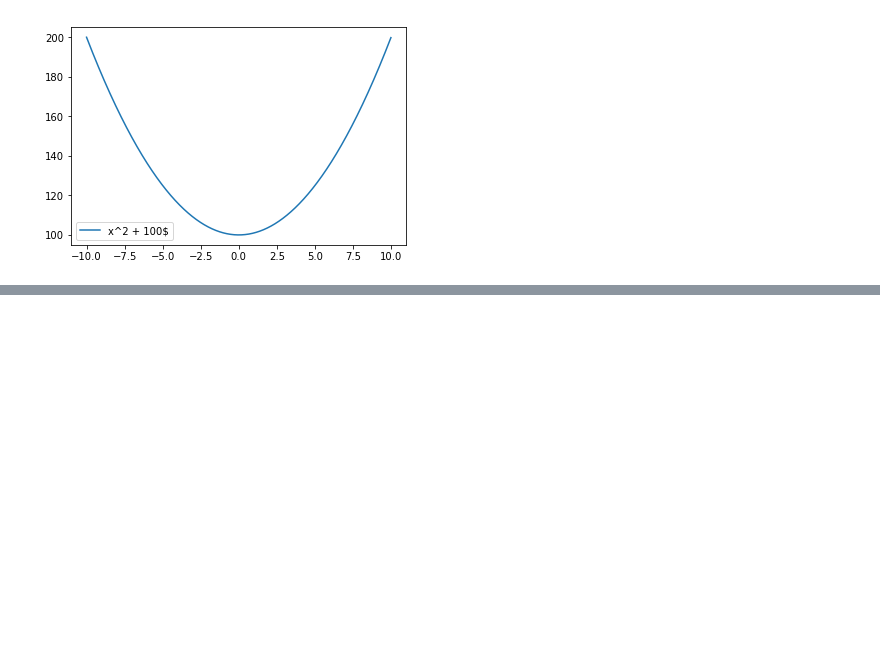
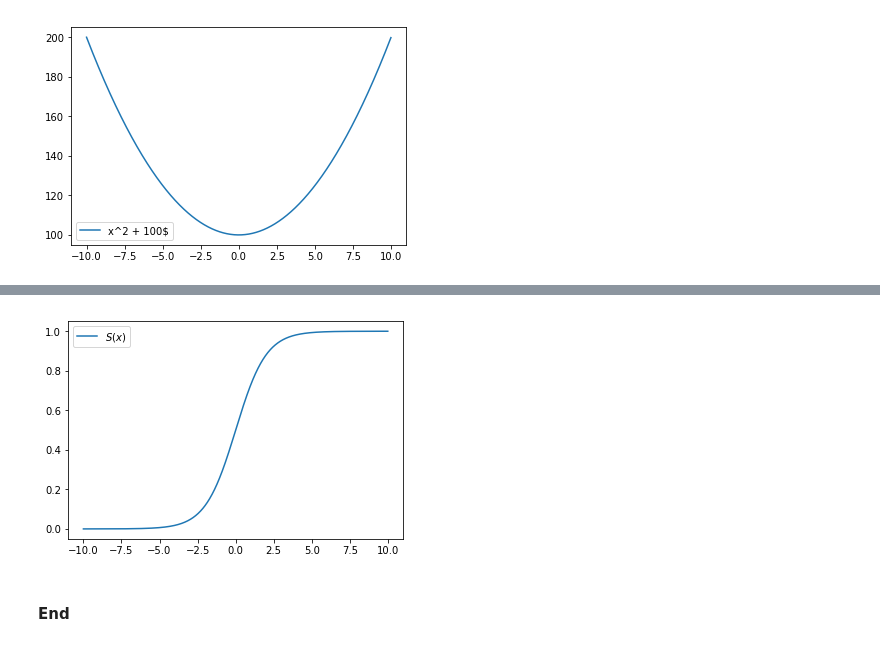
Before and after one commit to QiFuChina/emerging-technologies.github.io, a Jupyter notebook: notebooks/functions.ipynb, the cells around one changed output, grey strips where cells are left out. Cells and saved outputs as stored; diff of their text form; code cells hidden in the pictures; blank space fills up the shorter version.

```diff
--- a/notebooks/functions.ipynb
+++ b/notebooks/functions.ipynb
@@ -84,0 +93,9 @@ pl.show()
+# %%
+y = 1 / (1 + np.exp(-x))
+pl.plot(x, y, label=r'$S(x)$')
+pl.legend()
+pl.show()
+# %% [output]
+[figure, added]
+# %% [markdown]
+#### End
```
Also changed, not shown: parts of 14 cells of this notebook, 2 other files.
